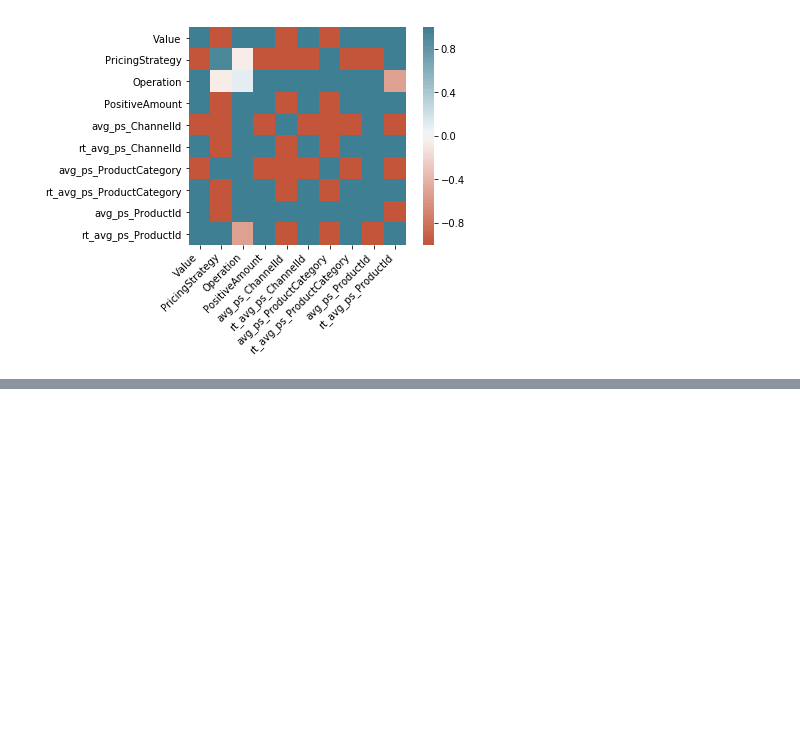
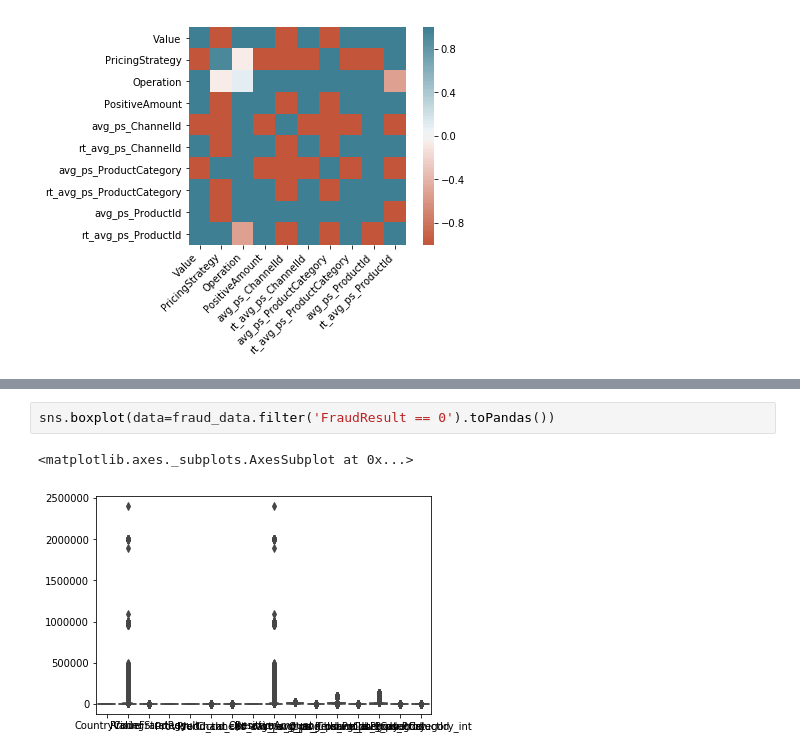
Before and after one commit to fernandojunior/financial-fraud-detection, a Jupyter notebook: src/Fraud_Detection_Xente.ipynb, the cells around one changed output, grey strips where cells are left out. Cells and saved outputs as stored; diff of their text form; blank space fills up the shorter version.

```diff
--- a/src/Fraud_Detection_Xente.ipynb
+++ b/src/Fraud_Detection_Xente.ipynb
@@ -613,0 +630,5 @@ cov_
+# %%
+sns.boxplot(data=fraud_data.filter('FraudResult == 0').toPandas())
+# %% [output]
+<matplotlib.axes._subplots.AxesSubplot at 0x...>
+[figure, added]
```
Also changed, not shown: parts of 46 cells of this notebook.
